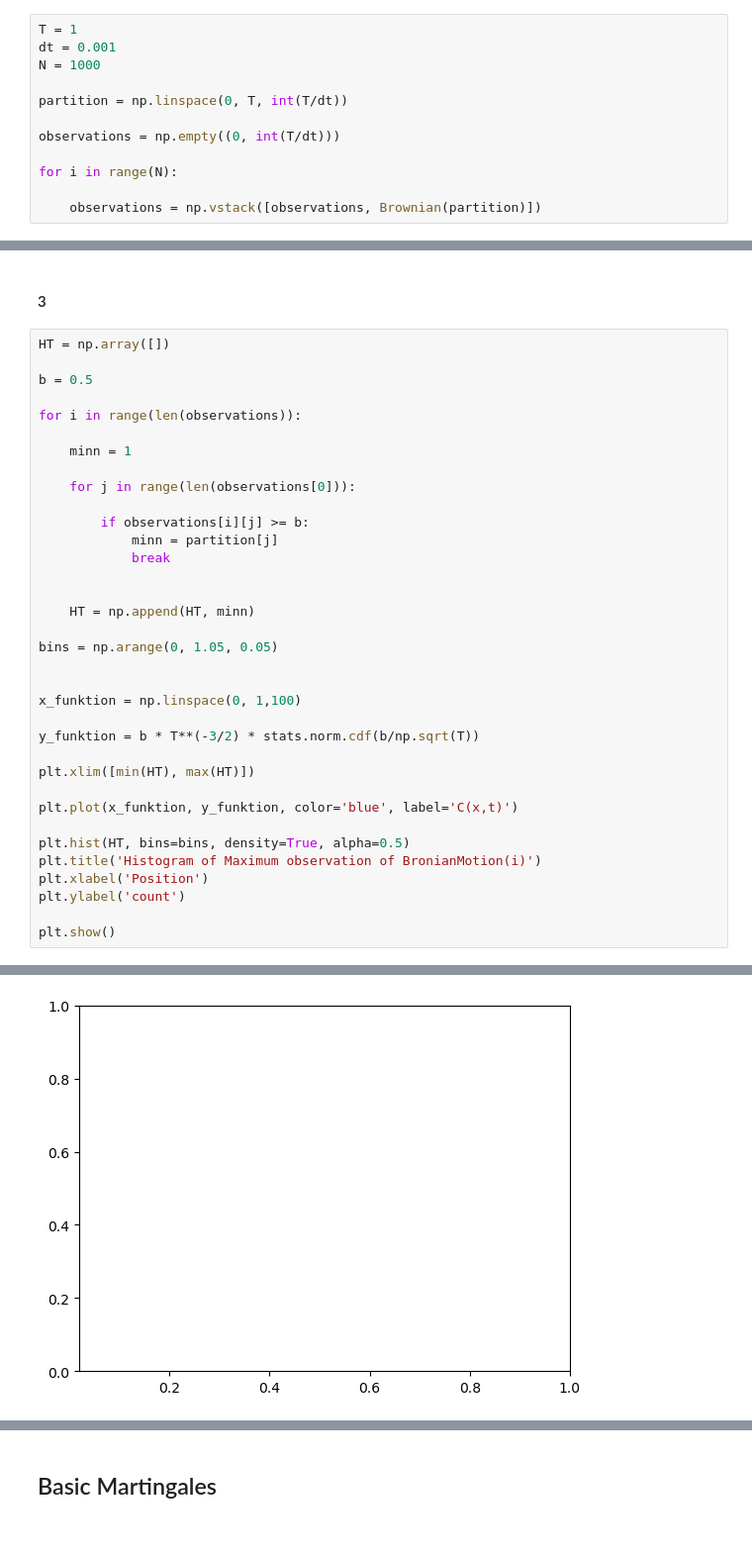
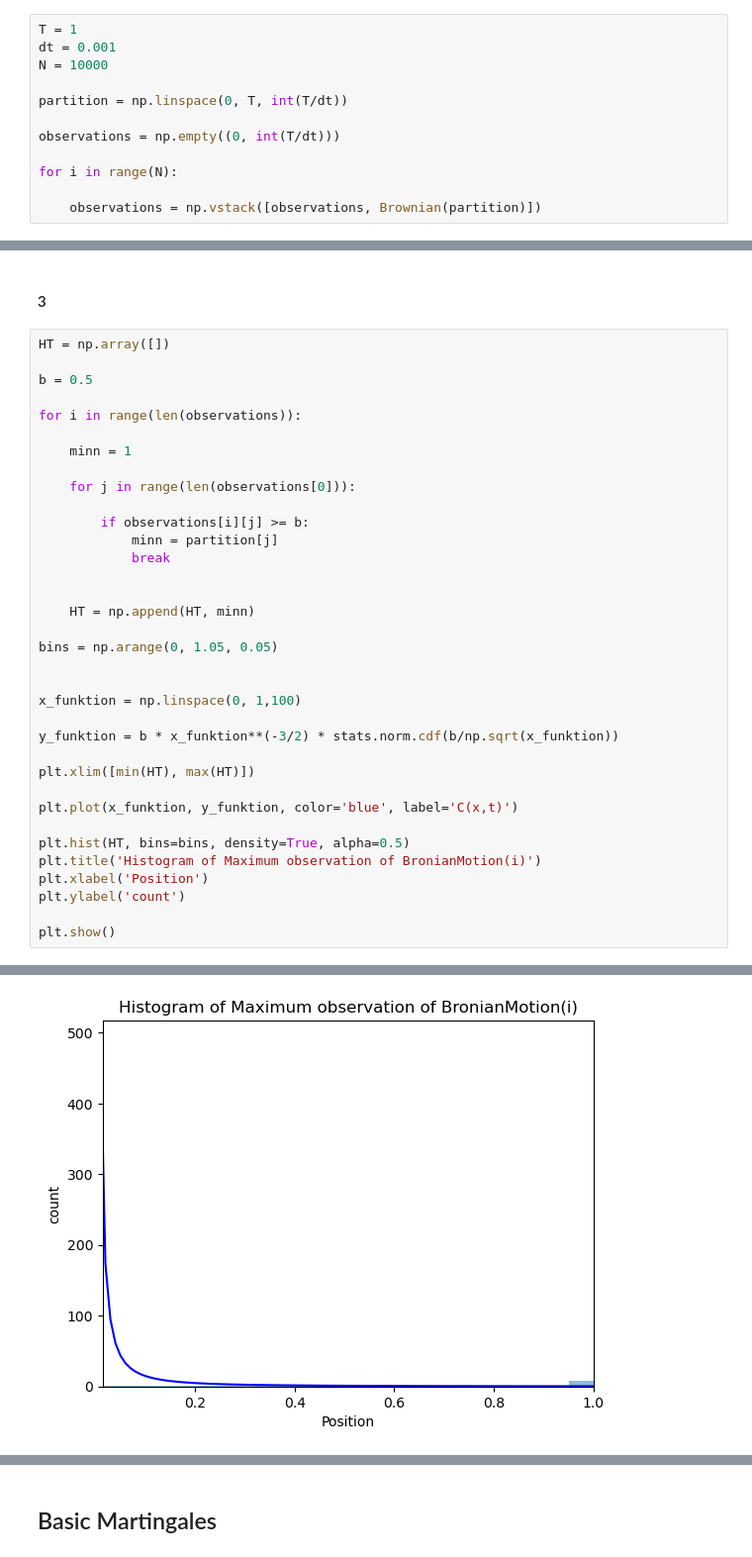
Before and after one commit to muhammadhussain-ops/02425-Diffusions-and-stochastic-differential-equations, a Jupyter notebook: WEEK3.ipynb, the cells around one changed output, grey strips where cells are left out. Shown at 99% size. Cells and saved outputs as stored; diff of their text form.

```diff
--- a/WEEK3.ipynb
+++ b/WEEK3.ipynb
@@ -33,7 +33,7 @@ def Brownian(partition):
 # %%
 T = 1
 dt = 0.001
-N = 1000
+N = 10000
 
 partition = np.linspace(0, T, int(T/dt))
 
@@ -96,7 +96,7 @@ bins = np.arange(0, 1.05, 0.05)
 
 x_funktion = np.linspace(0, 1,100)
 
-y_funktion = b * T**(-3/2) * stats.norm.cdf(b/np.sqrt(T))
+y_funktion = b * x_funktion**(-3/2) * stats.norm.cdf(b/np.sqrt(x_funktion))
 
 plt.xlim([min(HT), max(HT)])
 
@@ -113 +112 @@ ValueError: x and y must have same first dimension, but have shapes (100,) and (
-[figure, old version]
+[figure, new version]
```
Also changed, not shown: parts of 5 cells of this notebook.
